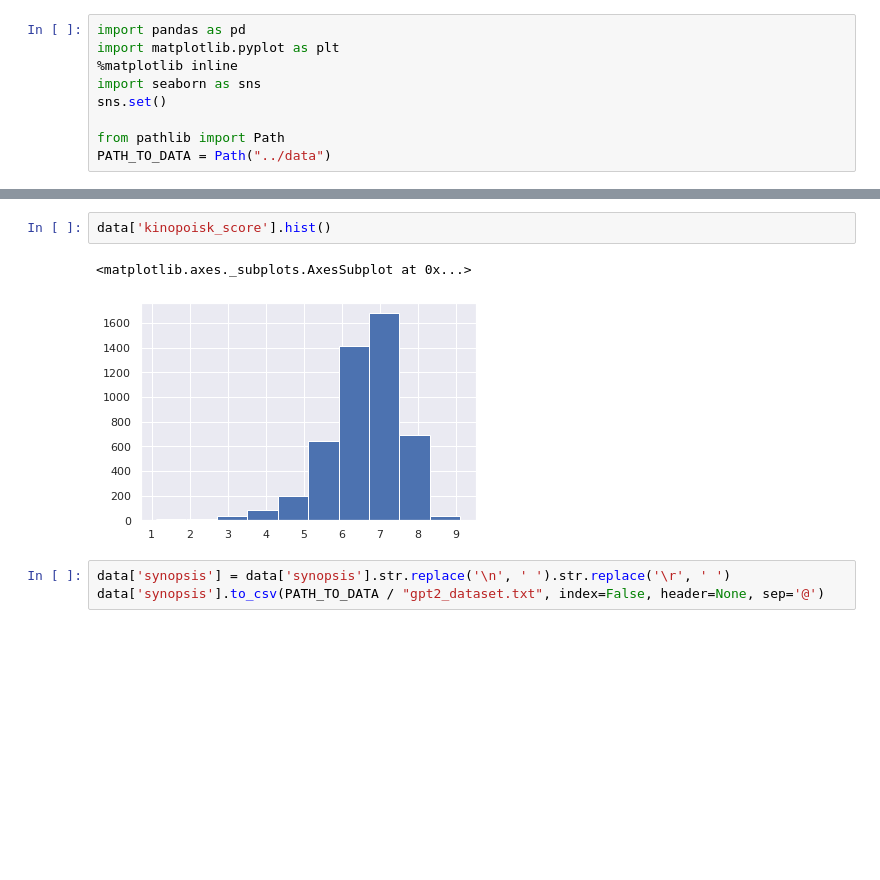
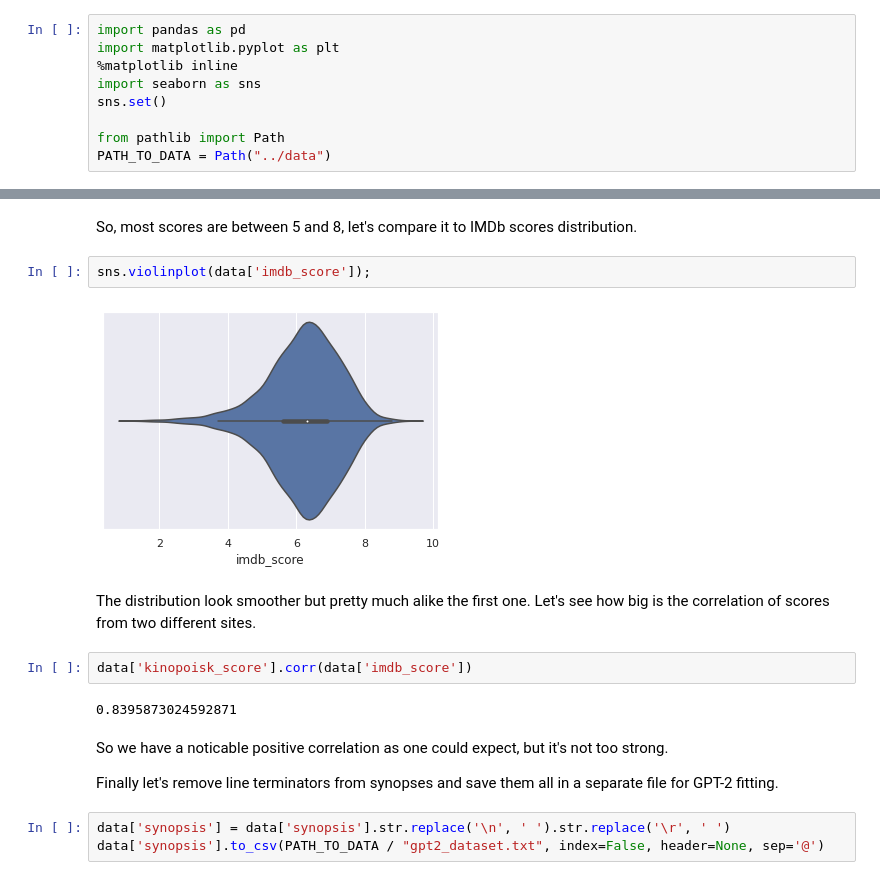
Before and after one commit to Aroksak/MasterPiecer, a Jupyter notebook: notebooks/EDA.ipynb, the cells around one changed output, grey strips where cells are left out. Cells and saved outputs as stored; diff of their text form; blank space fills up the shorter version.

```diff
--- a/notebooks/EDA.ipynb
+++ b/notebooks/EDA.ipynb
@@ -31,8 +81,19 @@ data['synopsis'].str.len().min()
+# %% [markdown]
+So, most scores are between 5 and 8, let's compare it to IMDb scores distribution.
+# %%
+sns.violinplot(data['imdb_score']);
+# %% [output]
+[figure, added]
+# %% [markdown]
+The distribution look smoother but pretty much alike the first one. Let's see how big is the correlation of scores from two different sites.
 # %%
-data['kinopoisk_score'].hist()
+data['kinopoisk_score'].corr(data['imdb_score'])
 # %% [output]
-<matplotlib.axes._subplots.AxesSubplot at 0x...>
+0.8395873024592871
-[figure, removed]
+# %% [markdown]
+So we have a noticable positive correlation as one could expect, but it's not too strong.
+
+Finally let's remove line terminators from synopses and save them all in a separate file for GPT-2 fitting.
 # %%
 data['synopsis'] = data['synopsis'].str.replace('\n', ' ').str.replace('\r', ' ')
 data['synopsis'].to_csv(PATH_TO_DATA / "gpt2_dataset.txt", index=False, header=None, sep='@')
```
Also changed, not shown: parts of 11 cells of this notebook.
